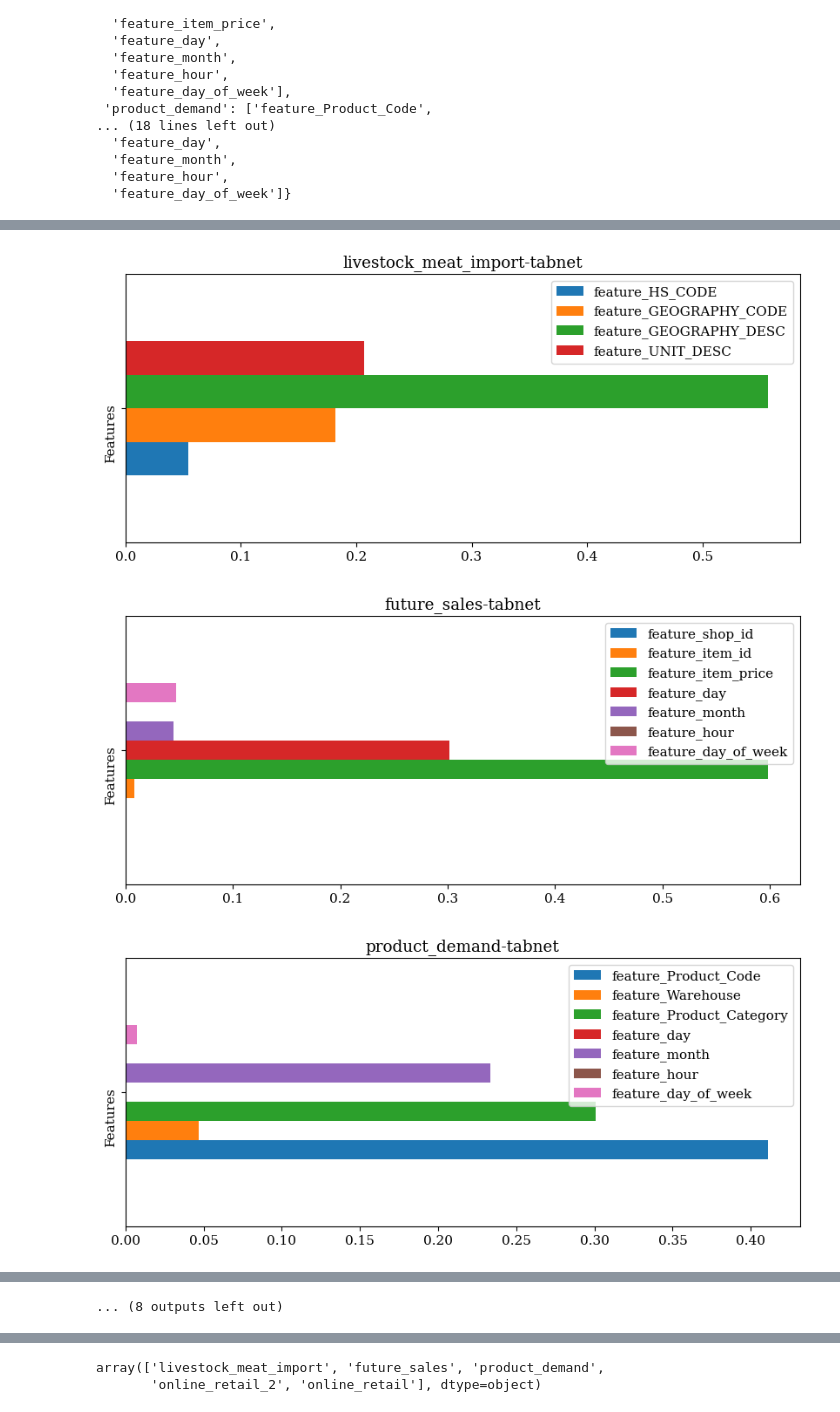
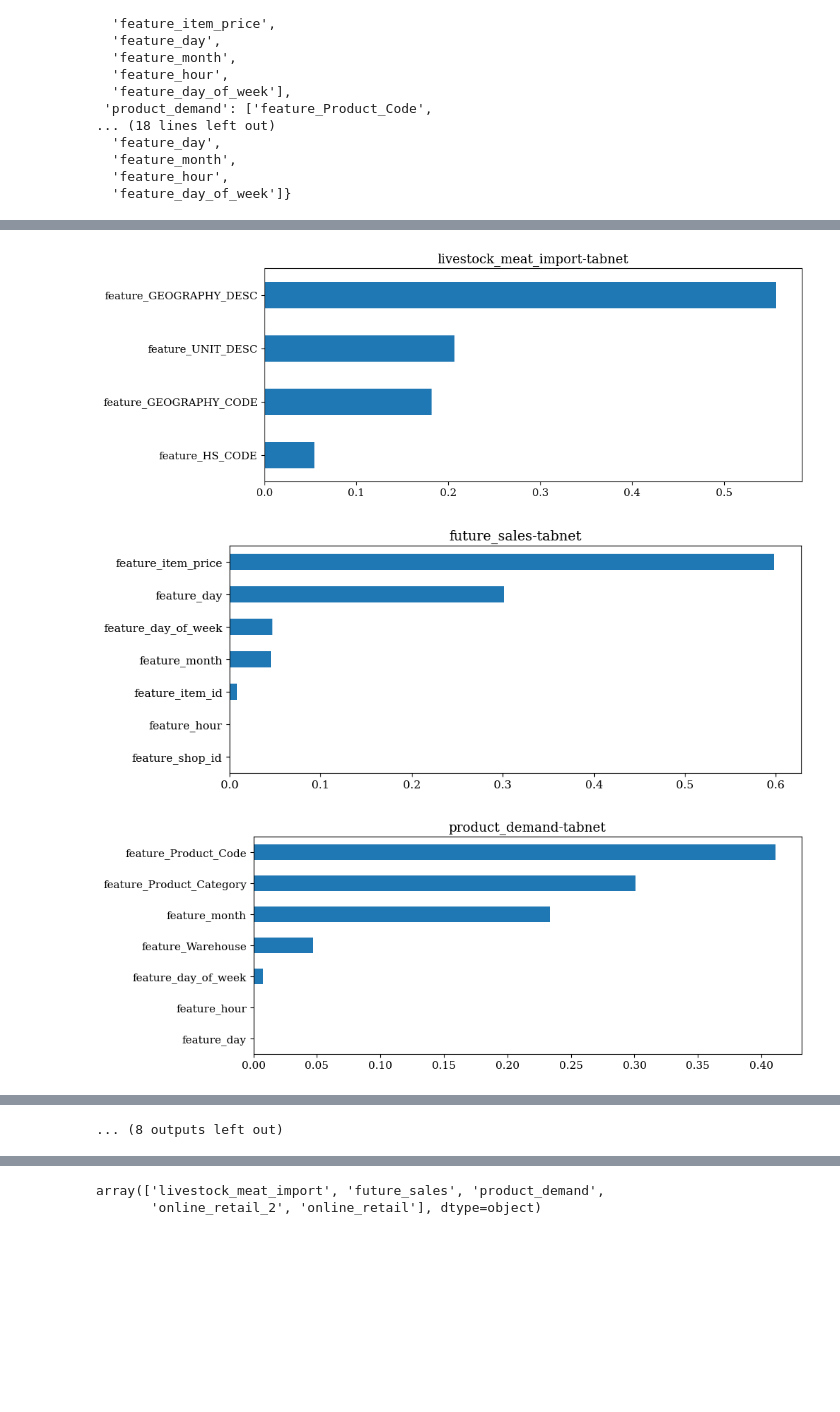
Before and after one commit to Redcof/supply-chain-4.0, a Jupyter notebook: result.ipynb, the cells around one changed output, grey strips where cells are left out. Cells and saved outputs as stored; diff of their text form; code cells hidden in the pictures; blank space fills up the shorter version.

```diff
--- a/result.ipynb
+++ b/result.ipynb
@@ -163,3 +184,12 @@ dataset_cols
   'feature_month',
   'feature_hour',
   'feature_day_of_week']}
+# %%
+for model in df["model"].unique():
+    for dataset_name in df["dataset"].unique():
+        cols = [c for c in dataset_cols[dataset_name]]
+        dfk = df[(df['model']== model) & (df['dataset'] == dataset_name) & (df["extra_feat"] == False)][cols].fillna(0).T
+        dfk.columns=["Importance Score"]
+        dfk = dfk.sort_values(by=dfk.columns[0])
+        print("%s-%s"%(dataset_name, model))
+        display(dfk)
@@ -166,16 +248,16 @@ dataset_cols
 # %%
 for model in df["model"].unique():
     for dataset_name in df["dataset"].unique():
         plt.figure(figsize=(10, 4))
         cols = [c for c in dataset_cols[dataset_name]]
-        cols.extend(['model', 'dataset', 'extra_feat'])
-        dfk = df[(df['model']== model) & (df['dataset'] == dataset_name) & (df["extra_feat"] == False)][cols].fillna(0)
-        dfk.index = dfk["extra_feat"].apply(lambda x: "Features" if not x else "Features")
-        ax = dfk.plot.barh(rot=90, ax=plt.subplot(111))
+        # cols.extend(['model', 'dataset', 'extra_feat'])
+        dfk = df[(df['model']== model) & (df['dataset'] == dataset_name) & (df["extra_feat"] == False)][cols].fillna(0).T
+        dfk = dfk.sort_values(by=dfk.columns[0])
+        ax = dfk.plot.barh(legend=False, ax=plt.subplot(111))
         ax.set_title("%s-%s"%(dataset_name, model))
         ax.set_ylabel("")
         plt.show()
 # %% [output]
-[figure, old version]
+[figure, new version]
-[figure, old version]
+[figure, new version]
-[figure, old version]
+[figure, new version]
```
Also changed, not shown: parts of 3 cells of this notebook, 3 other files.
